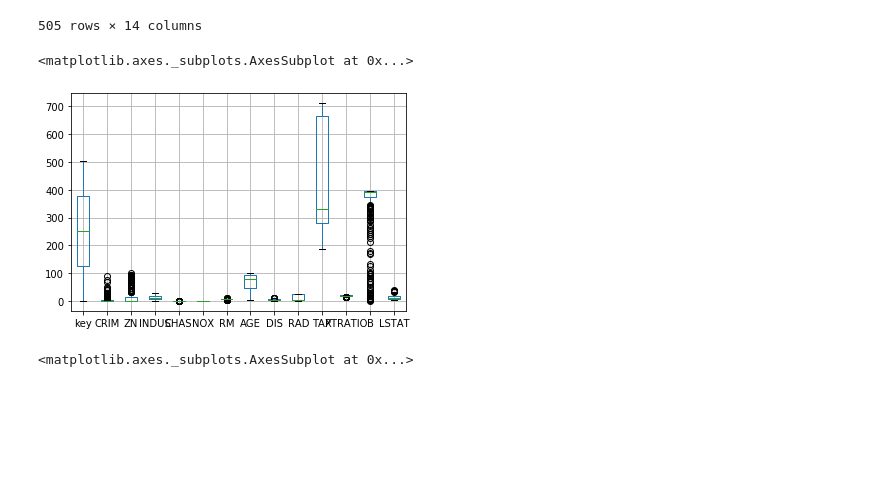
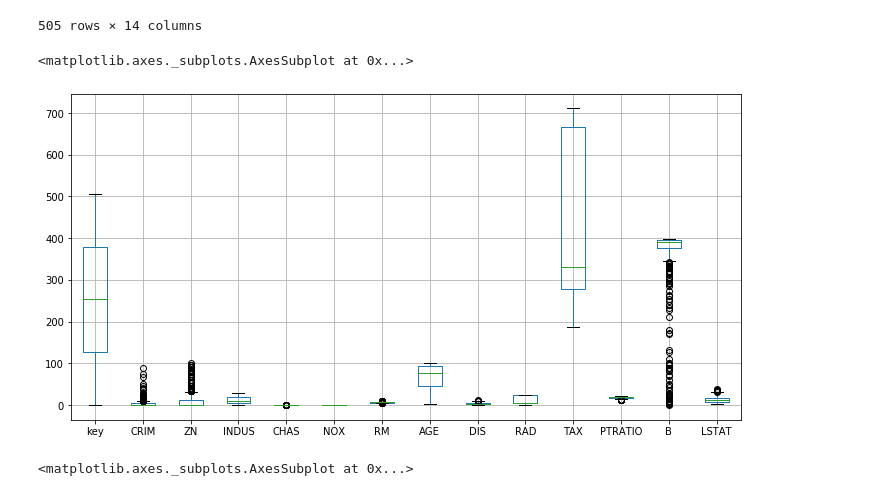
Before and after one commit to Nordiaer/ML100Days, a Jupyter notebook: HW_D12.ipynb, the cells around one changed output. Drawn from its saved outputs; the diff is of its cells as text; code cells hidden in the pictures; blank space fills up the shorter version.

```diff
--- a/HW_D12.ipynb
+++ b/HW_D12.ipynb
@@ -33,10 +33,10 @@ data1
 # %%
 #1.畫出箱型圖，並判斷哪個欄位的中位數在300~400之間?  ANS:"TAX"."B"
 data1 = pd.read_csv('boston.csv')
-data1.boxplot()
+data1.boxplot(figsize=(12,6))
 # %% [output]
 <matplotlib.axes._subplots.AxesSubplot at 0x...>
-[figure, old version]
+[figure, new version]
 # %%
 #2. 畫出散佈圖 x='NOX', y='DIS' ，並說明這兩欄位有什麼關係? ANS:負相關
 df = pd.DataFrame(data1, columns=["NOX","DIS"])
```
